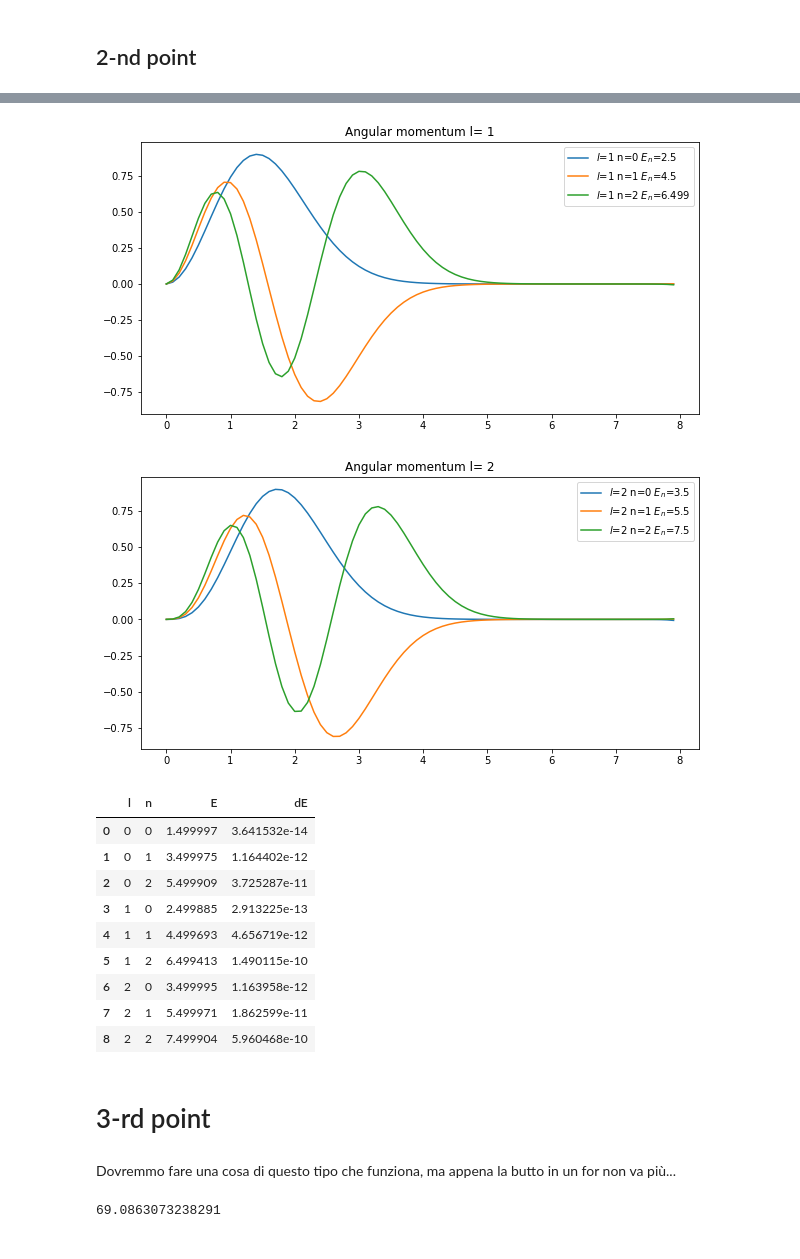
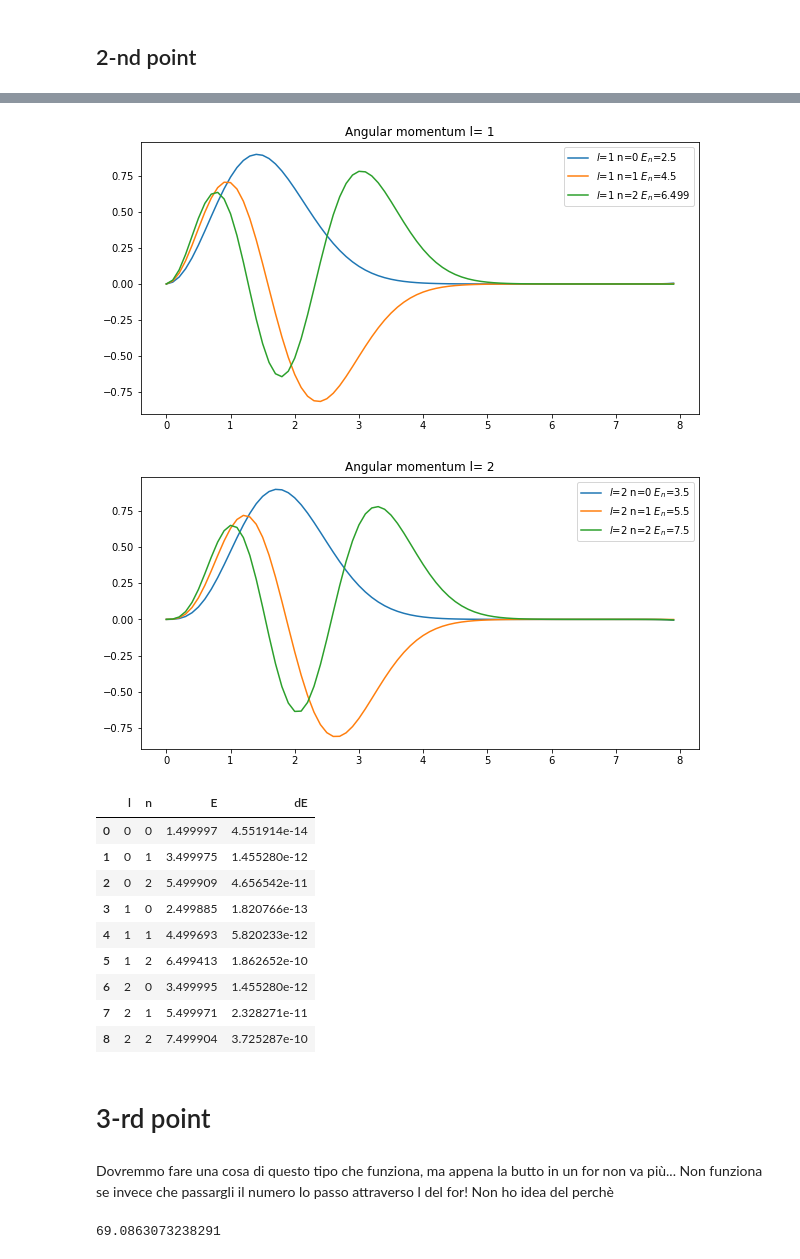
Before and after one commit to MauroMarcon/Computational_physics, a Jupyter notebook: exercise_1/exercise_1.ipynb, the cells around one changed output, grey strips where cells are left out. Saved outputs shown, nothing was run; the diff lists cells and outputs as text; code cells hidden in the pictures.

```diff
--- a/exercise_1/exercise_1.ipynb
+++ b/exercise_1/exercise_1.ipynb
@@ -246,47 +246,49 @@ l_quantum=[]
 for l in range(l_max):
     # calcolo autovalori
     y = np.vectorize(lambda E : (numerov(k2(E,l),h,0,h**(l+1))))
-    eigen = eigenvalue_finder(y, 0, n_max, 0.01, 0.01,stop_method='n_roots')
+    eigen = eigenvalue_finder(y, 0, n_max, 0.1, 0.01,stop_method='n_roots')
 
     #creo tabella autovalori
     eigenvalues.loc[n_max*l:n_max+n_max*l-1]=np.array(eigen)
 
     plt.figure(figsize=(10,5))
     for En in enumerate(np.array(eigen)[:,0]):
         y = numerov(k2(En[1],l),h,0,h)
         y = y/np.sqrt(np.sum(y**2*h))
 
         n_quantum.append(En[0])
         l_quantum.append(l)
 
         #plot con bande di errori
         plt.plot(r,y,label=f'$l$=%s'%l+' n=%s'%En[0]+f' $E_n$='+str(round(En[1],3)))
         err=np.arange(0,M)*h**6
         plt.fill_between(r,y-err,y+err,alpha=0.3)
 
     plt.title('Angular momentum l= %s'%l)
     plt.legend()
     plt.show()
 
 eigenvalues.insert(0,'l',l_quantum)
 eigenvalues.insert(1,'n',n_quantum)
 display(eigenvalues)
 # %% [output]
 [figure]
 [figure]
 [figure]
 |  | l | n | E | dE |
-| 0 | 0 | 0 | 1.499997 | 3.641532e-14 |
-| 1 | 0 | 1 | 3.499975 | 1.164402e-12 |
-| 2 | 0 | 2 | 5.499909 | 3.725287e-11 |
-| 3 | 1 | 0 | 2.499885 | 2.913225e-13 |
-| 4 | 1 | 1 | 4.499693 | 4.656719e-12 |
-| 5 | 1 | 2 | 6.499413 | 1.490115e-10 |
-| 6 | 2 | 0 | 3.499995 | 1.163958e-12 |
-| 7 | 2 | 1 | 5.499971 | 1.862599e-11 |
-| 8 | 2 | 2 | 7.499904 | 5.960468e-10 |
+| 0 | 0 | 0 | 1.499997 | 4.551914e-14 |
+| 1 | 0 | 1 | 3.499975 | 1.455280e-12 |
+| 2 | 0 | 2 | 5.499909 | 4.656542e-11 |
+| 3 | 1 | 0 | 2.499885 | 1.820766e-13 |
+| 4 | 1 | 1 | 4.499693 | 5.820233e-12 |
+| 5 | 1 | 2 | 6.499413 | 1.862652e-10 |
+| 6 | 2 | 0 | 3.499995 | 1.455280e-12 |
+| 7 | 2 | 1 | 5.499971 | 2.328271e-11 |
+| 8 | 2 | 2 | 7.499904 | 3.725287e-10 |
 # %% [markdown]
 # 3-rd point
 # %% [markdown]
 Dovremmo fare una cosa di questo tipo che funziona, ma appena la butto in un for non va più...
+Non funziona se invece che passargli il numero lo passo attraverso l del for!
+Non ho idea del perchè
 # %%
```
Also changed, not shown: parts of 4 cells of this notebook.
